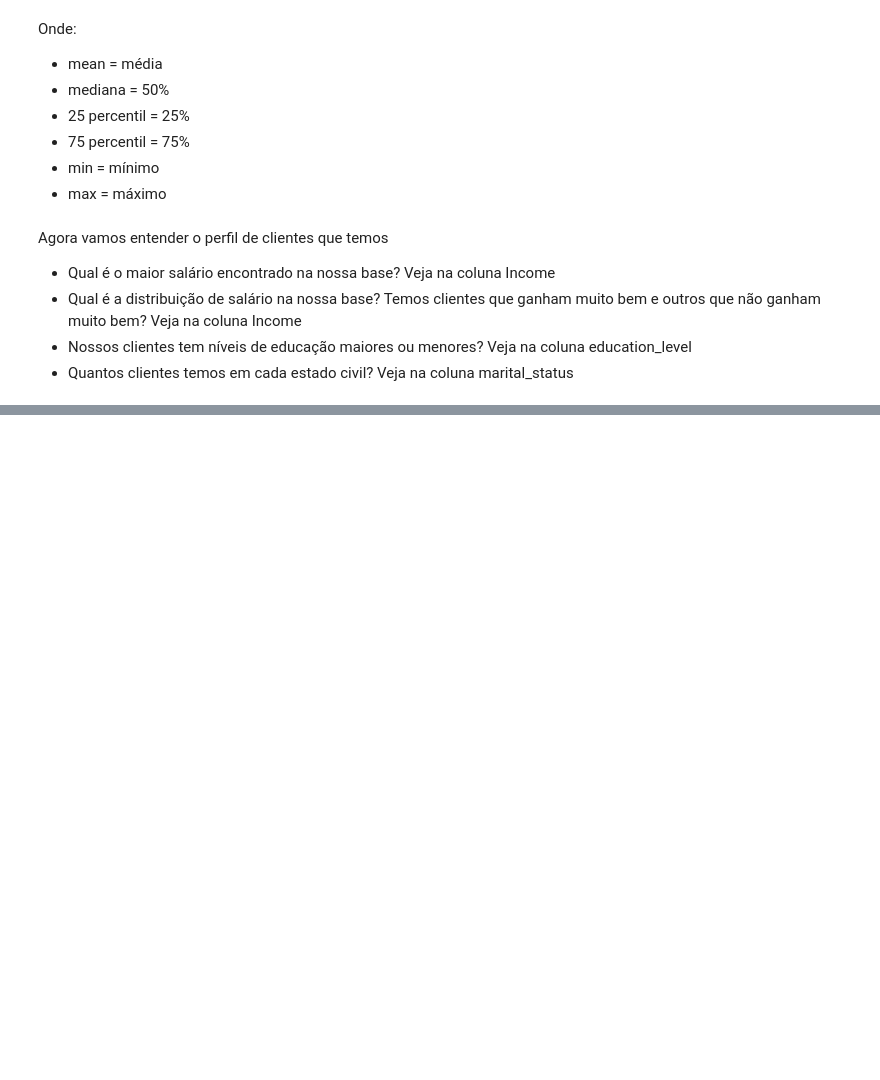
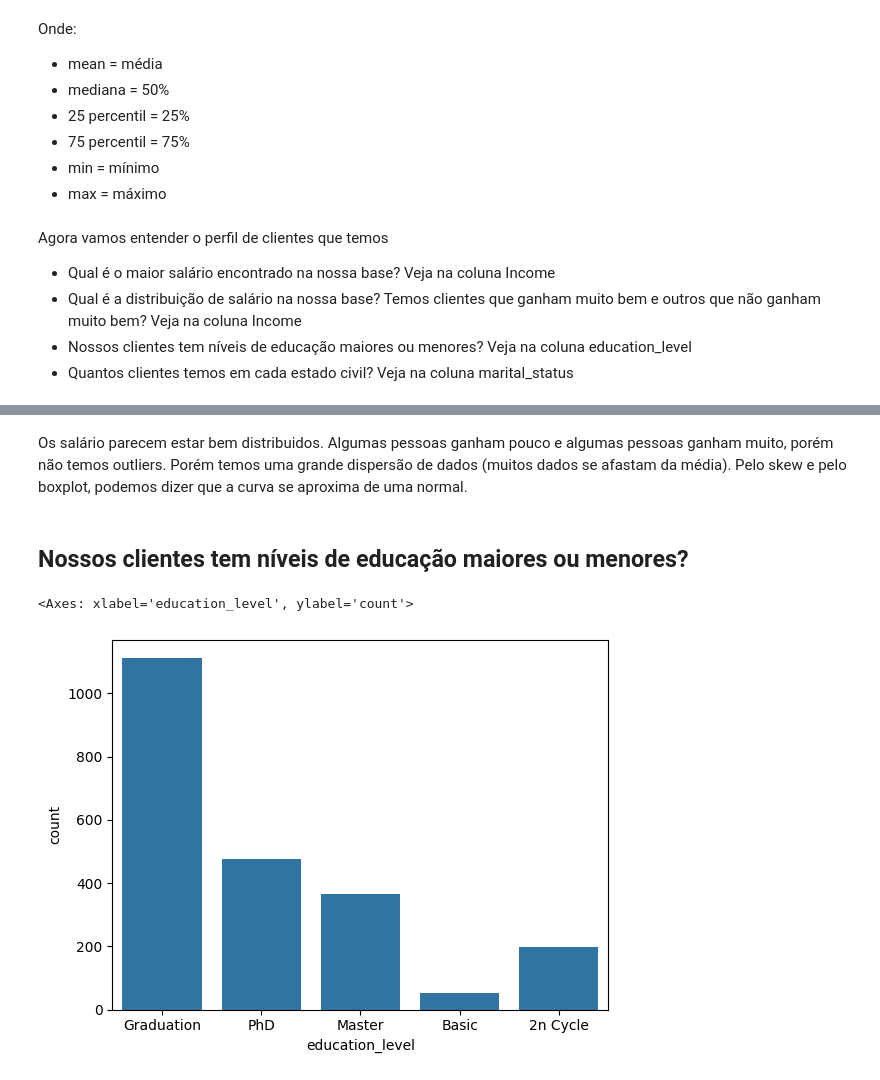
Before and after one commit to joaohsilva416/Desafio_Ifood, a Jupyter notebook: notebooks/Desafio Ifood.ipynb, the cells around one changed output, grey strips where cells are left out. Drawn from its saved outputs; the diff is of its cells as text; code cells hidden in the pictures; blank space fills up the shorter version.

```diff
--- a/notebooks/Desafio Ifood.ipynb
+++ b/notebooks/Desafio Ifood.ipynb
@@ -209,0 +251,10 @@ Agora vamos entender o perfil de clientes que temos
+# %% [markdown]
+Os salário parecem estar bem distribuidos. Algumas pessoas ganham pouco e algumas pessoas ganham muito, porém não temos outliers. Porém temos uma grande dispersão de dados (muitos dados se afastam da média). Pelo skew e pelo boxplot, podemos dizer que a curva se aproxima de uma normal.
+# %% [markdown]
+## Nossos clientes tem níveis de educação maiores ou menores?
+# %%
+# Plotando gráfico de barras por educação
+sns.countplot(x=df['education_level'])
+# %% [output]
+<Axes: xlabel='education_level', ylabel='count'>
+[figure, added]
```
Also changed, not shown: parts of 29 cells of this notebook.
